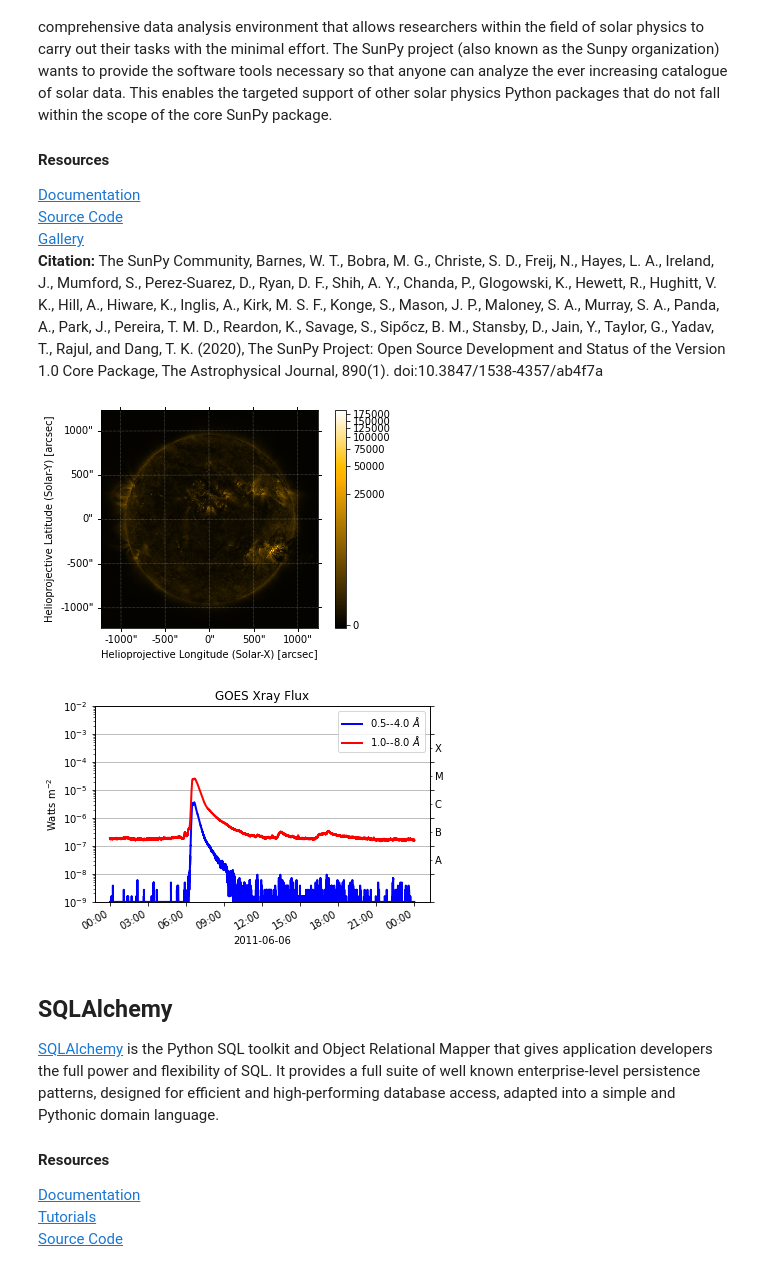
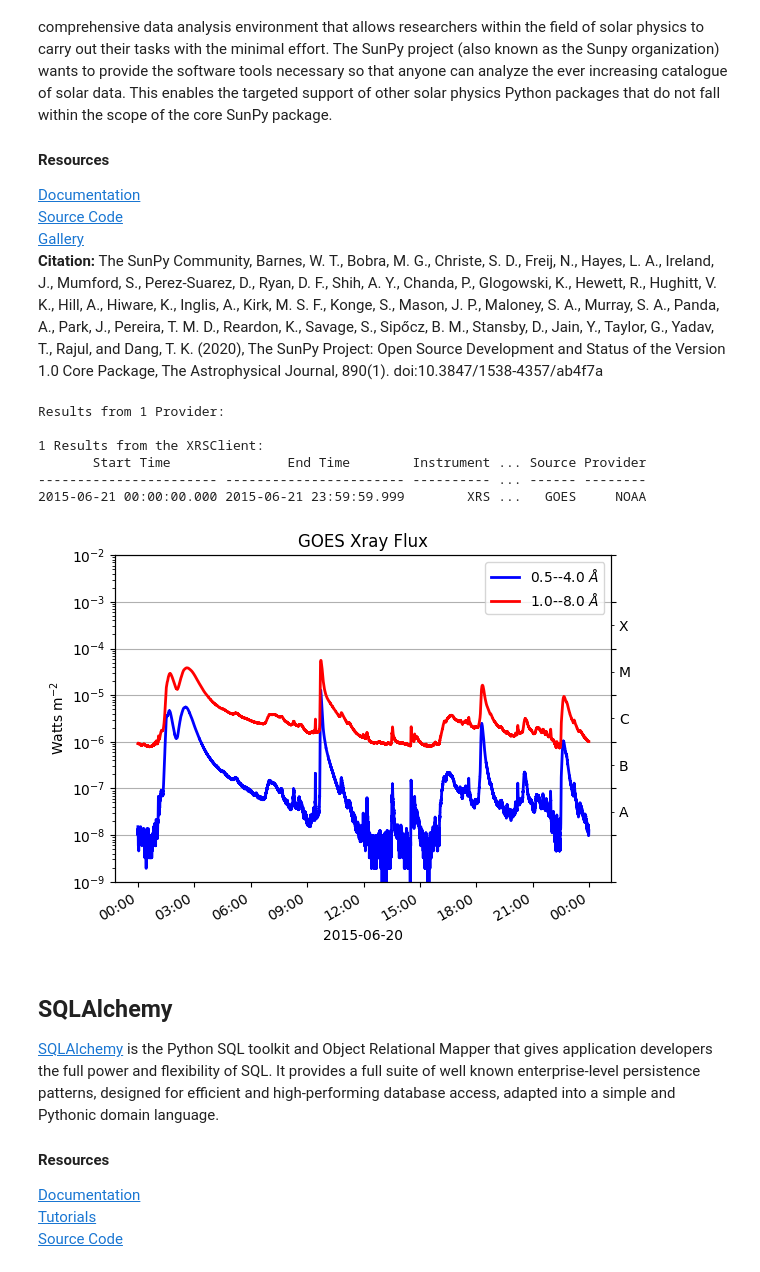
Before and after one commit to EarthCubeInGeo/resen-core, a Jupyter notebook: tutorials/GeospacePackagesInResen.ipynb, the cells around one changed output. Cells and saved outputs as stored; diff of their text form; code cells hidden in the pictures.

```diff
--- a/tutorials/GeospacePackagesInResen.ipynb
+++ b/tutorials/GeospacePackagesInResen.ipynb
@@ -882,34 +882,34 @@ plt.plot(ticks.eDOY, data['Dst'])
 [Source Code](https://github.com/sunpy/sunpy)
 [Gallery](https://docs.sunpy.org/en/stable/generated/gallery/index.html)
 **Citation:** The SunPy Community, Barnes, W. T., Bobra, M. G., Christe, S. D., Freij, N., Hayes, L. A., Ireland, J., Mumford, S., Perez-Suarez, D., Ryan, D. F., Shih, A. Y., Chanda, P., Glogowski, K., Hewett, R., Hughitt, V. K., Hill, A., Hiware, K., Inglis, A., Kirk, M. S. F., Konge, S., Mason, J. P., Maloney, S. A., Murray, S. A., Panda, A., Park, J., Pereira, T. M. D., Reardon, K., Savage, S., Sipőcz, B. M., Stansby, D., Jain, Y., Taylor, G., Yadav, T., Rajul, and Dang, T. K. (2020), The SunPy Project: Open Source Development and Status of the Version 1.0 Core Package, The Astrophysical Journal, 890(1). doi:10.3847/1538-4357/ab4f7a
-# %%
-import sunpy.data.sample
-import sunpy.map
-# import numpy as np
-import sunpy.data.sample
-import sunpy.timeseries as ts
-# import matplotlib.pyplot as plt
-
-# Look at a map
-aia = sunpy.map.Map(sunpy.data.sample.AIA_171_IMAGE)
-aia.peek()
-
-# and a time series
-my_timeseries = ts.TimeSeries(sunpy.data.sample.GOES_XRS_TIMESERIES, source='XRS')
-my_timeseries.peek()
-# my_timeseries = ts.TimeSeries(sunpy.data.sample.GOES_XRS_TIMESERIES, source='XRS')
-
-# xrsa = my_timeseries.to_dataframe()['xrsa']
-# xrsb = my_timeseries.to_dataframe()['xrsb']
-
-# plt.plot(xrsa, color='blue')
-# plt.plot(xrsb, color='red')
-# plt.ylabel(r'Watts m$^{-2}$')
-# plt.yscale('log')
-# plt.title('GOES X-ray Flux')
-# %% [output]
-[figure, removed]
-[figure, removed]
+# %%
+import matplotlib.pyplot as plt
+import numpy as np
+
+from sunpy import timeseries as ts
+from sunpy.net import Fido
+from sunpy.net import attrs as a
+
+# queary based on time and GOES satellite number
+tstart = "2015-06-21 01:00"
+tend = "2015-06-21 23:00"
+result_goes15 = Fido.search(a.Time(tstart, tend), a.Instrument("XRS"), a.goes.SatelliteNumber(15))
+print(result_goes15)
+
+# fetch data
+file_goes15 = Fido.fetch(result_goes15)
+
+# plot time series
+goes_15 = ts.TimeSeries(file_goes15)
+goes_15.peek()
+# %% [output]
+Results from 1 Provider:
+
+1 Results from the XRSClient:
+       Start Time               End Time        Instrument ... Source Provider
+----------------------- ----------------------- ---------- ... ------ --------
+2015-06-21 00:00:00.000 2015-06-21 23:59:59.999        XRS ...   GOES     NOAA
+[figure, added]
 # %% [markdown]
 <a id='sqlalchemy'></a>
 ## SQLAlchemy
```
Also changed, not shown: parts of 5 cells of this notebook, 2 other files.
